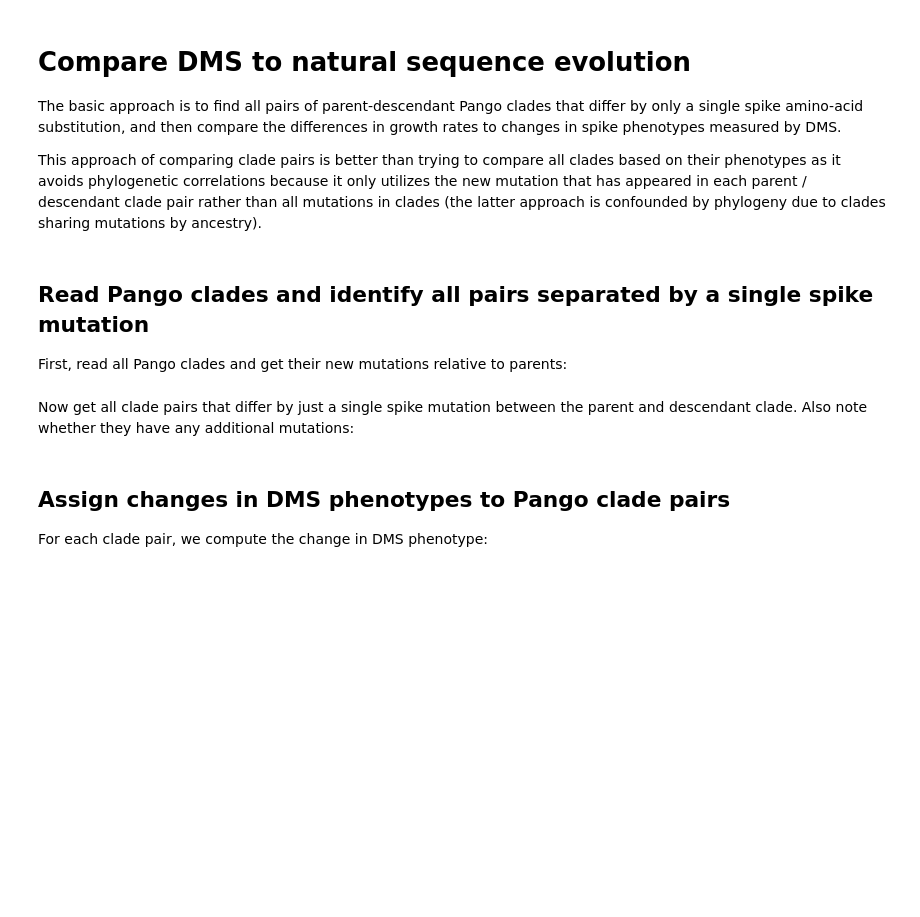
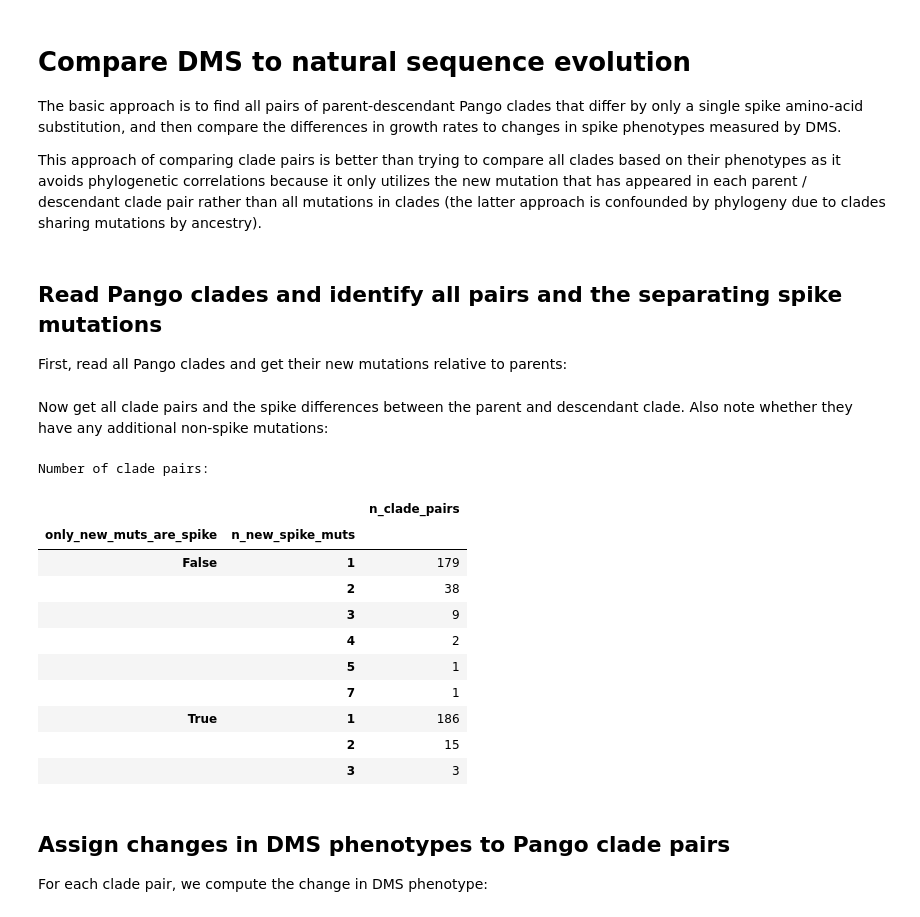
Before and after one commit to dms-vep/SARS-CoV-2_XBB.1.5_spike_DMS, a Jupyter notebook: notebooks/compare_natural.ipynb, the cells around one changed output. Saved outputs shown, nothing was run; the diff lists cells and outputs as text; code cells hidden in the pictures; blank space fills up the shorter version.

```diff
--- a/notebooks/compare_natural.ipynb
+++ b/notebooks/compare_natural.ipynb
@@ -12,3 +14,21 @@ growth_dms_csv = None
+# %%
+# Parameters
+starting_clades = ["XBB"]
+muts_to_toggle = {"L455F": True}
+min_sequences = 400
+exclude_clades = []
+growth_rates_csv = "MultinomialLogisticGrowth/model_fits/rates.csv"
+dms_summary_csv = "results/summaries/summary.csv"
+pango_consensus_seqs_json = (
+    "results/compare_natural/pango-consensus-seuqences_summary.json"
+)
+growth_dms_csv = "results/compare_natural/growth_dms.csv"
+
+pair_min_spike_muts = 1
+pair_max_spike_muts = None
+
+import os
+os.chdir("../")
 # %%
 import collections
 import functools
@@ -31,7 +51,7 @@ import statsmodels.api
 
 _ = alt.data_transformers.disable_max_rows()
 # %% [markdown]
-## Read Pango clades and identify all pairs separated by a single spike mutation
+## Read Pango clades and identify all pairs and the separating spike mutations
 First, read all Pango clades and get their new mutations relative to parents:
 # %%
 with open(pango_consensus_seqs_json) as f:
@@ -69,8 +89,8 @@ for starting_clade in starting_clades:
 
 pango_df = pd.DataFrame(records).query("clade not in @exclude_clades")
 # %% [markdown]
-Now get all clade pairs that differ by just a single spike mutation between the parent and descendant clade.
-Also note whether they have any additional mutations:
+Now get all clade pairs and the spike differences between the parent and descendant clade.
+Also note whether they have any additional non-spike mutations:
 # %%
 def consolidate_reversions(r):
     """If there are reversions, combine with new mutations to get actual changes."""
@@ -87,42 +107,60 @@ def consolidate_reversions(r):
         (m.split(":")[0], m.split(":")[1][1: -1]): (m.split(":")[1][0], m.split(":")[1][-1])
         for m in new
     }
     muts = []
     for (gene, site), (rev_wt, rev_mutant) in reverted_dict.items():
         if (gene, site) in new_dict:
             new_wt, new_mutant = new_dict[(gene, site)]
             muts.append(f"{gene}:{rev_mutant}{site}{new_mutant}")
             del new_dict[(gene, site)]
         else:
             muts.append(f"{gene}:{rev_mutant}{site}{rev_wt}")
     for (gene, site), (new_wt, new_mutant) in new_dict.items():
         muts.append(f"{gene}:{new_wt}{site}{new_mutant}")
     return muts
 
 pango_pair_df = (
     pango_df
+    .query("parent != ''")
     .assign(
         all_new_muts=lambda x: x.apply(consolidate_reversions, axis=1),
-        spike_new_muts=lambda x: x["all_new_muts"].map(lambda ms: [m.split(":")[1] for m in ms if m[0] == "S"]),
-        n_new_spike_muts=lambda x: x["spike_new_muts"].map(len),
+        spike_new_muts_list=lambda x: x["all_new_muts"].map(lambda ms: [m.split(":")[1] for m in ms if m[0] == "S"]),
+        n_new_spike_muts=lambda x: x["spike_new_muts_list"].map(len),
         n_new_all_muts=lambda x: x["all_new_muts"].map(len),
     )
-    .query("n_new_spike_muts == 1")
+    .query("n_new_spike_muts >= @pair_min_spike_muts")
+    .query("(n_new_spike_muts <= @pair_max_spike_muts) or (@pair_max_spike_muts == None)")
     .assign(
-        new_spike_mut=lambda x: x["spike_new_muts"].map(lambda ms: ms[0]),
-        all_new_muts=lambda x: x["all_new_muts"].map(lambda ms: "; ".join(ms)),
-        only_new_mut_is_spike=lambda x: x["n_new_spike_muts"] == x["n_new_all_muts"],
+        spike_new_muts=lambda x: x["spike_new_muts_list"].map(lambda ms: "; ".join(ms)),
+        nonspike_new_muts=lambda x: x["all_new_muts"].map(lambda ms: "; ".join(m for m in ms if not m.startswith("S:"))),
+        only_new_muts_are_spike=lambda x: x["n_new_spike_muts"] == x["n_new_all_muts"],
     )
-    [["clade", "parent", "date", "new_spike_mut", "all_new_muts", "only_new_mut_is_spike"]]
+    [["clade", "parent", "date", "n_new_spike_muts", "spike_new_muts_list", "spike_new_muts", "nonspike_new_muts", "only_new_muts_are_spike"]]
     .reset_index(drop=True)
 )
 
-print("Number of clade pairs differing by one spike mutation:")
+for mut in muts_to_toggle:
+    pango_pair_df[f"has_{mut}"] = pango_pair_df["spike_new_muts_list"].map(lambda ms: mut in ms)
+
+print("Number of clade pairs:")
 display(
     pango_pair_df
-    .groupby("only_new_mut_is_spike")
+    .groupby(["only_new_muts_are_spike", "n_new_spike_muts"])
     .aggregate(n_clade_pairs=pd.NamedAgg("clade", "count"))
 )
+# %% [output]
+Number of clade pairs:
+|  |  | n_clade_pairs |
+| only_new_muts_are_spike | n_new_spike_muts |  |
+| False | 1 | 179 |
+|  | 2 | 38 |
+|  | 3 | 9 |
+|  | 4 | 2 |
+|  | 5 | 1 |
+|  | 7 | 1 |
+| True | 1 | 186 |
+|  | 2 | 15 |
+|  | 3 | 3 |
 # %% [markdown]
 ## Assign changes in DMS phenotypes to Pango clade pairs
 For each clade pair, we compute the change in DMS phenotype:
```
Also changed, not shown: parts of 6 cells of this notebook, 1 other file.
